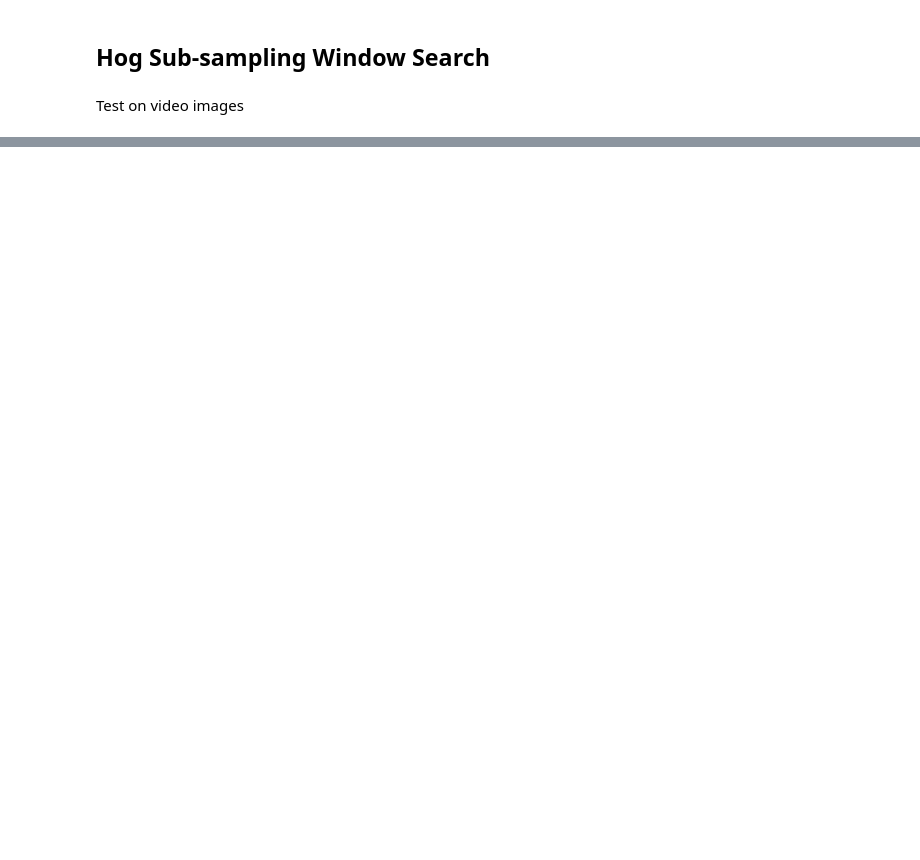
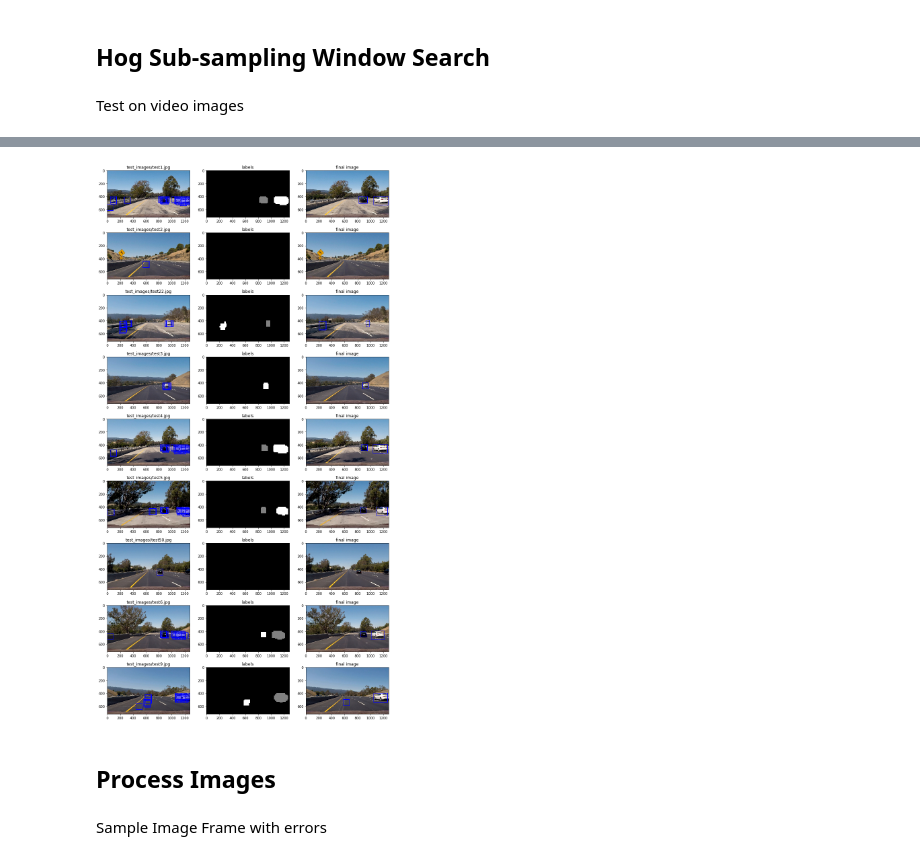
Before and after one commit to XQ-UT/CarND-Vehicle-Detection, a Jupyter notebook: p5.ipynb, the cells around one changed output, grey strips where cells are left out. Saved outputs shown, nothing was run; the diff lists cells and outputs as text; code cells hidden in the pictures; blank space fills up the shorter version.

```diff
--- a/p5.ipynb
+++ b/p5.ipynb
@@ -378,0 +419,24 @@ for i, test_video_img in enumerate(test_video_imgs):
+# %%
+plt.figure(figsize=(15,30))
+num_images = len(test_video_imgs)
+for i, test_video_img_file in enumerate(test_video_imgs):
+    test_video_img = read_rgb_img(test_video_img_file)
+    heatmap = get_heatmap(test_video_img, bboxes_from_img[i])
+    heatmap = apply_threshold(heatmap, 3)
+    labels = label(heatmap)
+
+    plt.subplot(num_images,3,3*i+1)
+    plt.imshow(detect_imgs[i])
+    plt.title(test_video_img_file)
+
+    plt.subplot(num_images,3,3*i+2)
+    plt.imshow(labels[0], cmap='gray')
+    plt.title('labels')
+
+    plt.subplot(num_images,3,3*i+3)
+    plt.imshow(draw_labeled_bboxes(test_video_img, labels))
+    plt.title('final image')
+# %% [output]
+[figure, added]
+# %% [markdown]
+## Process Images
@@ -378,0 +467,2 @@ for i, test_video_img in enumerate(test_video_imgs):
+# %% [markdown]
+Sample Image Frame with errors
```
Also changed, not shown: parts of 12 cells of this notebook.
